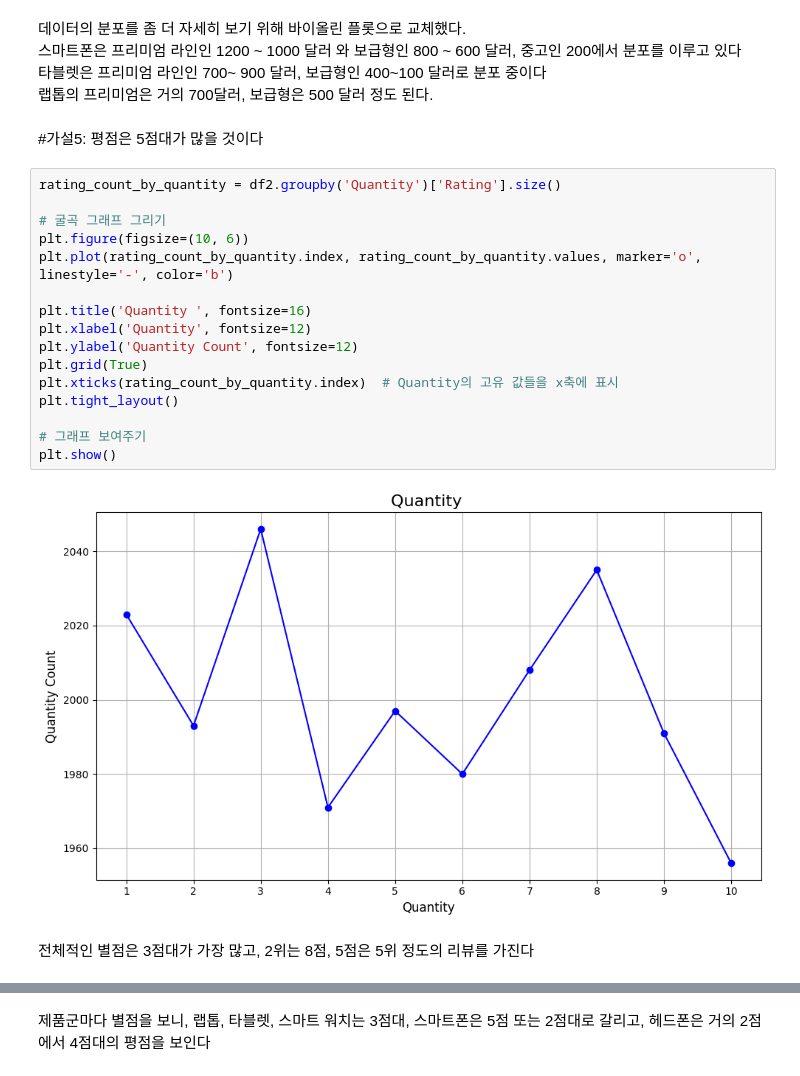
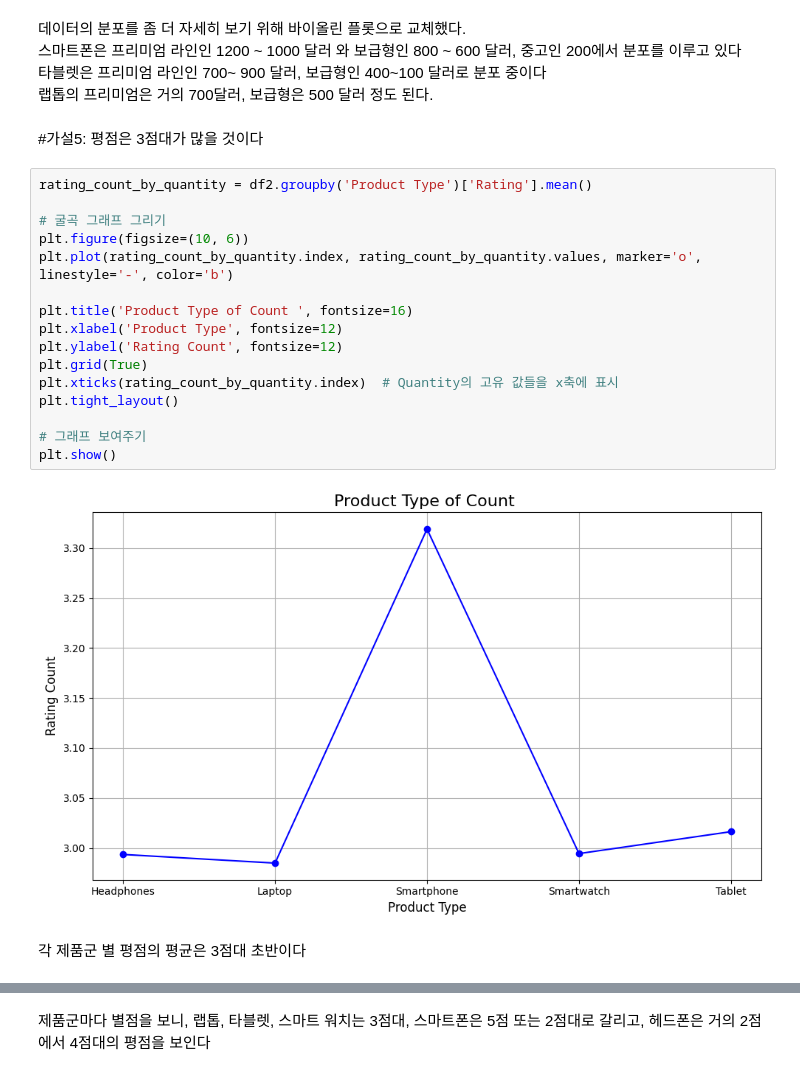
Before and after one commit to fullbread9977/electronic-sales-sep2023-sep2024, a Jupyter notebook: electronic_sales_sep2023_sep2024.ipynb, the cells around one changed output, grey strips where cells are left out. Drawn from its saved outputs; the diff is of its cells as text.

```diff
--- a/electronic_sales_sep2023_sep2024.ipynb
+++ b/electronic_sales_sep2023_sep2024.ipynb
@@ -490,25 +510,25 @@ Passing `palette` without assigning `hue` is deprecated and will be removed in v
 타블렛은 프리미엄 라인인 700~ 900 달러, 보급형인 400~100 달러로 분포 중이다<br>
 랩톱의 프리미엄은 거의 700달러, 보급형은 500 달러 정도 된다.<br>
 # %% [markdown]
-#가설5: 평점은 5점대가 많을 것이다
+#가설5: 평점은 3점대가 많을 것이다
 # %%
-rating_count_by_quantity = df2.groupby('Quantity')['Rating'].size()
+rating_count_by_quantity = df2.groupby('Product Type')['Rating'].mean()
 
 # 굴곡 그래프 그리기
 plt.figure(figsize=(10, 6))
 plt.plot(rating_count_by_quantity.index, rating_count_by_quantity.values, marker='o', linestyle='-', color='b')
 
-plt.title('Quantity ', fontsize=16)
-plt.xlabel('Quantity', fontsize=12)
-plt.ylabel('Quantity Count', fontsize=12)
+plt.title('Product Type of Count ', fontsize=16)
+plt.xlabel('Product Type', fontsize=12)
+plt.ylabel('Rating Count', fontsize=12)
 plt.grid(True)
 plt.xticks(rating_count_by_quantity.index)  # Quantity의 고유 값들을 x축에 표시
 plt.tight_layout()
 
 # 그래프 보여주기
 plt.show()
 # %% [output]
-[figure, old version]
+[figure, new version]
-# %% [markdown]
-전체적인 별점은 3점대가 가장 많고, 2위는 8점, 5점은 5위 정도의 리뷰를 가진다
+# %% [markdown]
+각 제품군 별 평점의 평균은 3점대 초반이다
 # %%
```
Also changed, not shown: parts of 3 cells of this notebook.
